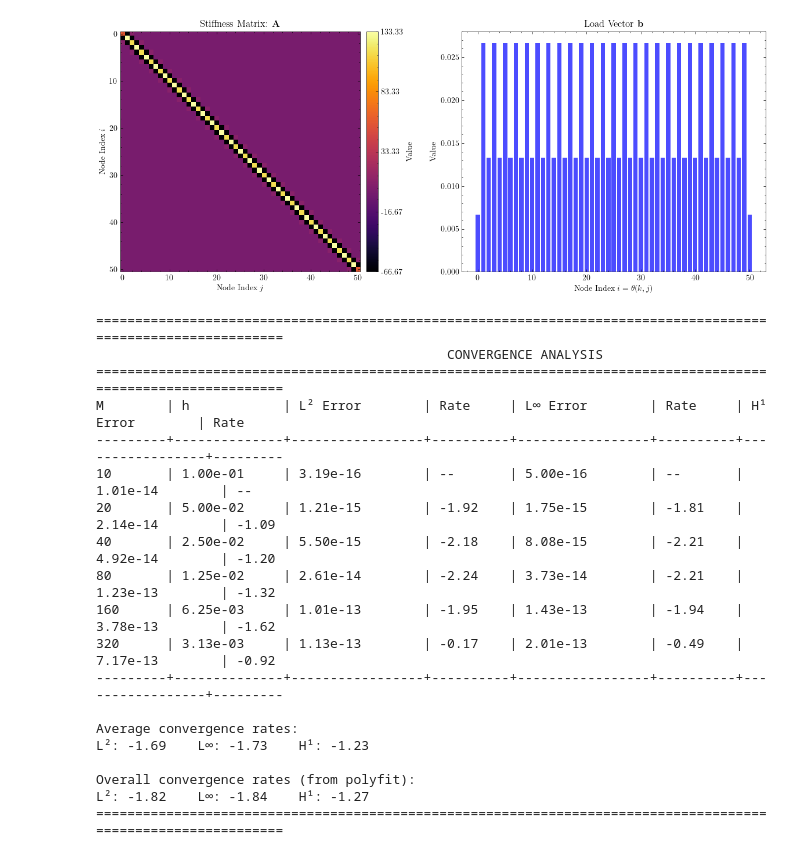
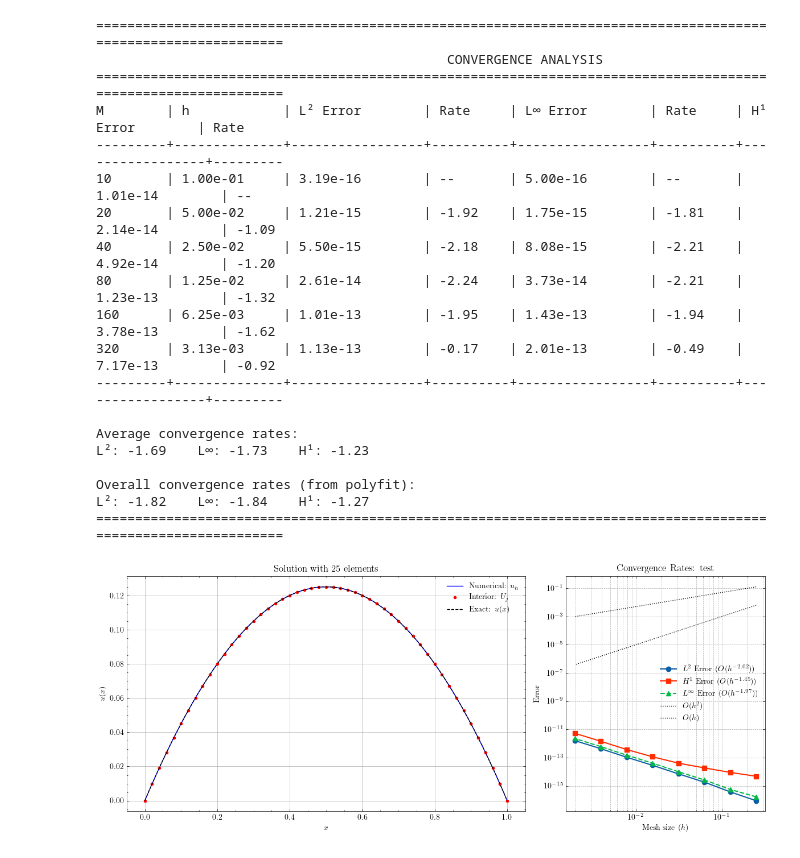
Before and after one commit to TrymSaether/TMA4212-Project-2-FEM, a Jupyter notebook: main.ipynb, the cells around one changed output. Saved outputs shown, nothing was run; the diff lists cells and outputs as text; code cells hidden in the pictures.

```diff
--- a/main.ipynb
+++ b/main.ipynb
@@ -6,41 +6,40 @@ from problem_2.OCP import *
 # %%
 f1 = lambda x: 1.0
 exact1 = lambda x: x*(1-x)/2
 du_exact1 = lambda x: 0.5 - x
 ddu_exact1 = lambda x: -1.0
 
-smooth = Poisson(
+simple = Poisson(
     M=25,
     f=f1,
     u_exact=exact1,
     d_exact=du_exact1,
     dd_exact=ddu_exact1,
 )
-smooth.solve()
-x, uh = smooth.get_solution()
-u = smooth.get_exact_solution(x)
-# plt.savefig("figures/fem_vs_exact.png", dpi=100)
-plot_stiffness_matrix_and_load_vector(smooth, name="simple", savefig=True)
-print_convergence_table(smooth, M_list=np.array([10, 20, 40, 80, 160, 320]))
-plot_convergence(smooth, name="simple", savefig=True)
+simple.solve()
+x, uh = simple.get_solution()
+u = simple.get_exact_solution(x)
+# plot_stiffness_matrix_and_load_vector(simple, name="simple", savefig=False)
+print_convergence_table(simple, M_list=np.array([10, 20, 40, 80, 160, 320]))
+plot_convergence(simple, name="simple", savefig=False);
 # %% [output]
+==============================================================================================================
+                                             CONVERGENCE ANALYSIS
+==============================================================================================================
+M        | h            | L² Error        | Rate     | L∞ Error        | Rate     | H¹ Error        | Rate
+---------+--------------+-----------------+----------+-----------------+----------+-----------------+---------
+10       | 1.00e-01     | 3.19e-16        | --       | 5.00e-16        | --       | 1.01e-14        | --
+20       | 5.00e-02     | 1.21e-15        | -1.92    | 1.75e-15        | -1.81    | 2.14e-14        | -1.09
+40       | 2.50e-02     | 5.50e-15        | -2.18    | 8.08e-15        | -2.21    | 4.92e-14        | -1.20
+80       | 1.25e-02     | 2.61e-14        | -2.24    | 3.73e-14        | -2.21    | 1.23e-13        | -1.32
+160      | 6.25e-03     | 1.01e-13        | -1.95    | 1.43e-13        | -1.94    | 3.78e-13        | -1.62
+320      | 3.13e-03     | 1.13e-13        | -0.17    | 2.01e-13        | -0.49    | 7.17e-13        | -0.92
+---------+--------------+-----------------+----------+-----------------+----------+-----------------+---------
+
+Average convergence rates:
+L²: -1.69    L∞: -1.73    H¹: -1.23
+
+Overall convergence rates (from polyfit):
+L²: -1.82    L∞: -1.84    H¹: -1.27
+==============================================================================================================
-[figure, old version]
+[figure, new version]
-==============================================================================================================
-                                             CONVERGENCE ANALYSIS
-==============================================================================================================
-M        | h            | L² Error        | Rate     | L∞ Error        | Rate     | H¹ Error        | Rate
----------+--------------+-----------------+----------+-----------------+----------+-----------------+---------
-10       | 1.00e-01     | 3.19e-16        | --       | 5.00e-16        | --       | 1.01e-14        | --
-20       | 5.00e-02     | 1.21e-15        | -1.92    | 1.75e-15        | -1.81    | 2.14e-14        | -1.09
-40       | 2.50e-02     | 5.50e-15        | -2.18    | 8.08e-15        | -2.21    | 4.92e-14        | -1.20
-80       | 1.25e-02     | 2.61e-14        | -2.24    | 3.73e-14        | -2.21    | 1.23e-13        | -1.32
-160      | 6.25e-03     | 1.01e-13        | -1.95    | 1.43e-13        | -1.94    | 3.78e-13        | -1.62
-320      | 3.13e-03     | 1.13e-13        | -0.17    | 2.01e-13        | -0.49    | 7.17e-13        | -0.92
----------+--------------+-----------------+----------+-----------------+----------+-----------------+---------
-
-Average convergence rates:
-L²: -1.69    L∞: -1.73    H¹: -1.23
-
-Overall convergence rates (from polyfit):
-L²: -1.82    L∞: -1.84    H¹: -1.27
-==============================================================================================================
```
Also changed, not shown: parts of 12 cells of this notebook, 20 other files.
